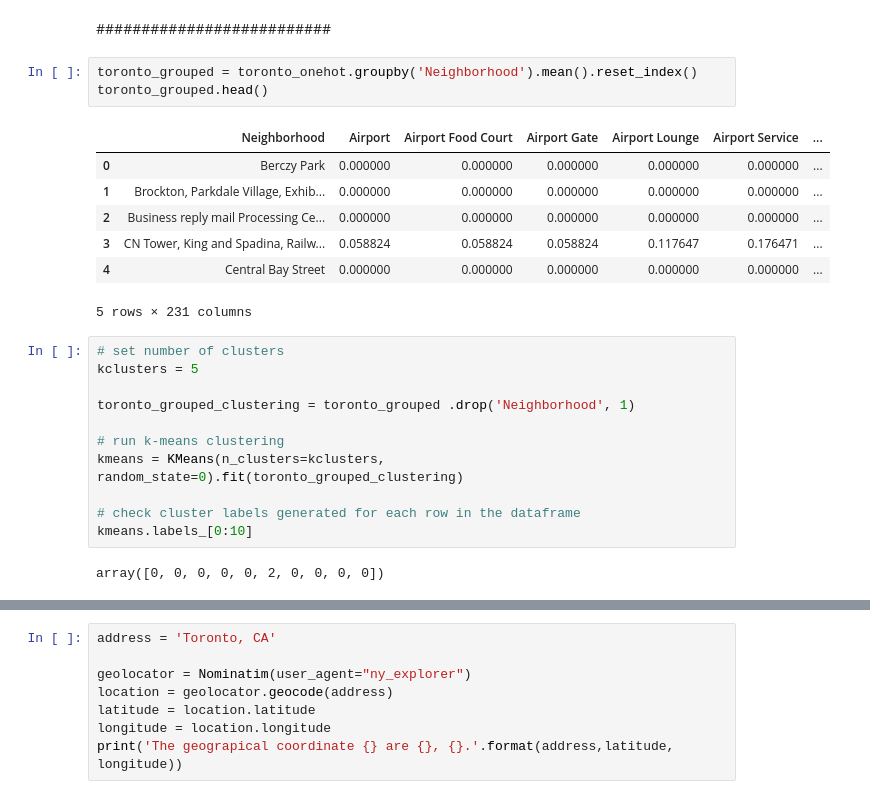
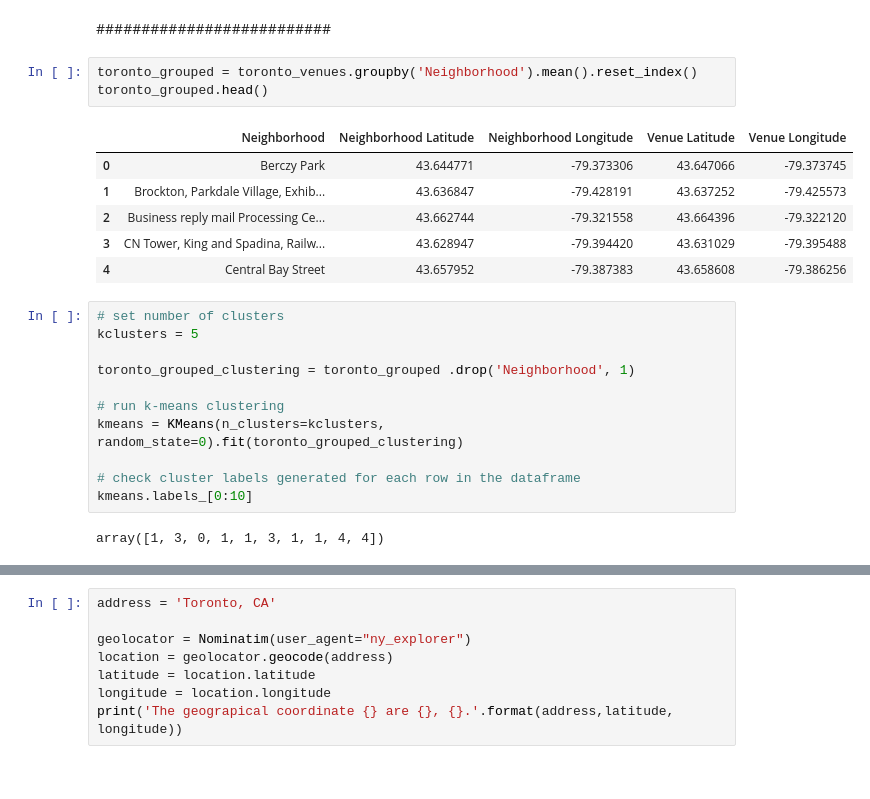
Before and after one commit to gtambasis/Coursera_Capstone, a Jupyter notebook: Clustering Neighborhoods in Toronto.ipynb, the cells around one changed output, grey strips where cells are left out. Cells and saved outputs as stored; diff of their text form.

```diff
--- a/Clustering Neighborhoods in Toronto.ipynb
+++ b/Clustering Neighborhoods in Toronto.ipynb
@@ -347,16 +347,15 @@ toronto_venues.groupby('Neighborhood').count()
 # %% [markdown]
 ##########################
 # %%
-toronto_grouped = toronto_onehot.groupby('Neighborhood').mean().reset_index()
+toronto_grouped = toronto_venues.groupby('Neighborhood').mean().reset_index()
 toronto_grouped.head()
 # %% [output]
-|  | Neighborhood | Airport | Airport Food Court | Airport Gate | Airport Lounge | Airport Service | ... |
-| 0 | Berczy Park | 0.000000 | 0.000000 | 0.000000 | 0.000000 | 0.000000 | ... |
-| 1 | Brockton, Parkdale Village, Exhib... | 0.000000 | 0.000000 | 0.000000 | 0.000000 | 0.000000 | ... |
-| 2 | Business reply mail Processing Ce... | 0.000000 | 0.000000 | 0.000000 | 0.000000 | 0.000000 | ... |
-| 3 | CN Tower, King and Spadina, Railw... | 0.058824 | 0.058824 | 0.058824 | 0.117647 | 0.176471 | ... |
-| 4 | Central Bay Street | 0.000000 | 0.000000 | 0.000000 | 0.000000 | 0.000000 | ... |
+|  | Neighborhood | Neighborhood Latitude | Neighborhood Longitude | Venue Latitude | Venue Longitude |
+| 0 | Berczy Park | 43.644771 | -79.373306 | 43.647066 | -79.373745 |
+| 1 | Brockton, Parkdale Village, Exhib... | 43.636847 | -79.428191 | 43.637252 | -79.425573 |
+| 2 | Business reply mail Processing Ce... | 43.662744 | -79.321558 | 43.664396 | -79.322120 |
+| 3 | CN Tower, King and Spadina, Railw... | 43.628947 | -79.394420 | 43.631029 | -79.395488 |
+| 4 | Central Bay Street | 43.657952 | -79.387383 | 43.658608 | -79.386256 |
-5 rows × 231 columns
 # %%
 # set number of clusters
 kclusters = 5
@@ -369,7 +368,7 @@ kmeans = KMeans(n_clusters=kclusters, random_state=0).fit(toronto_grouped_cluste
 # check cluster labels generated for each row in the dataframe
 kmeans.labels_[0:10]
 # %% [output]
-array([0, 0, 0, 0, 0, 2, 0, 0, 0, 0])
+array([1, 3, 0, 1, 1, 3, 1, 1, 4, 4])
 # %%
 # add clustering labels
 toronto_grouped.insert(0, 'Cluster Labels', kmeans.labels_)
```
Also changed, not shown: parts of 1 cell of this notebook.
